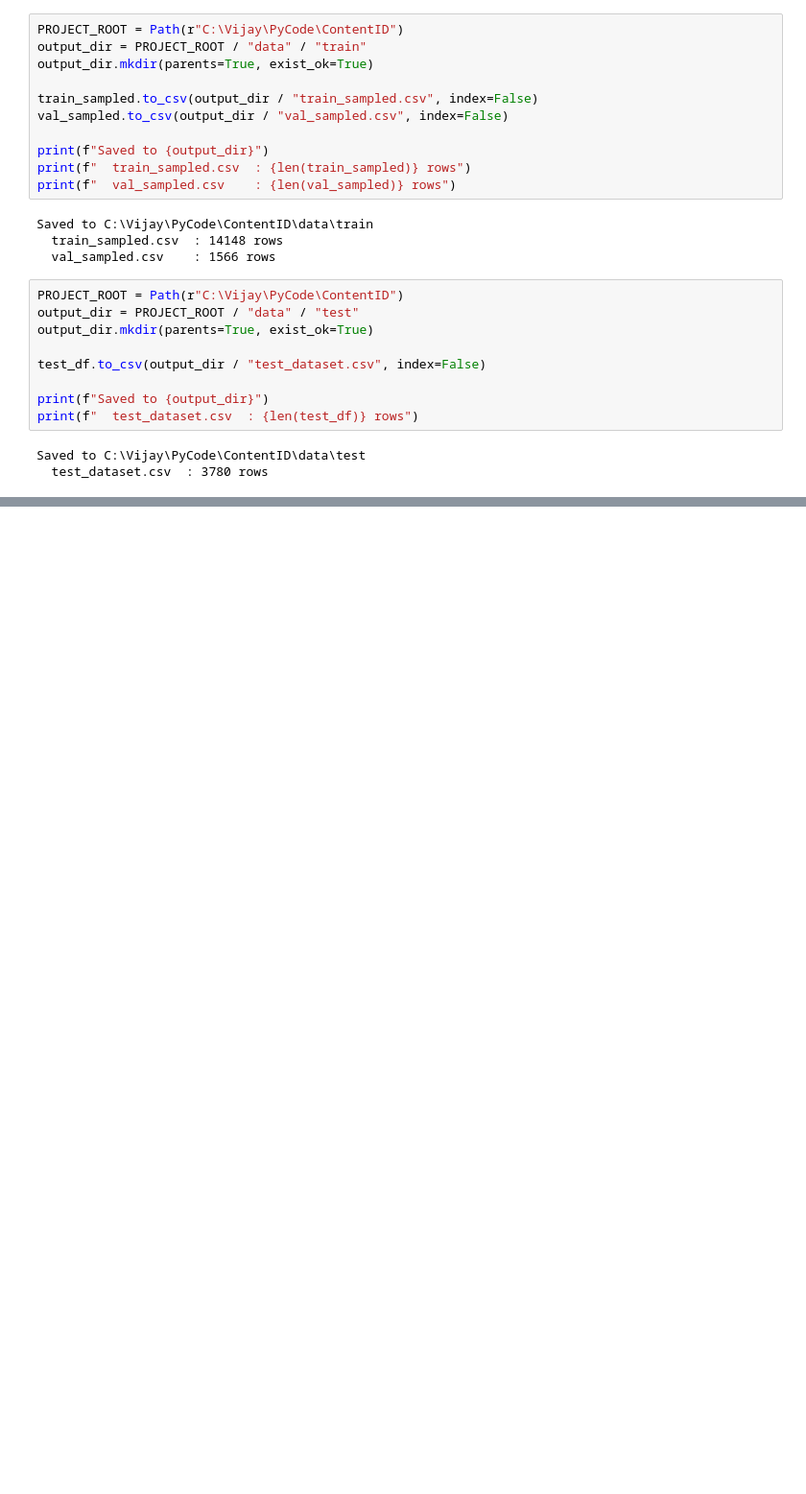
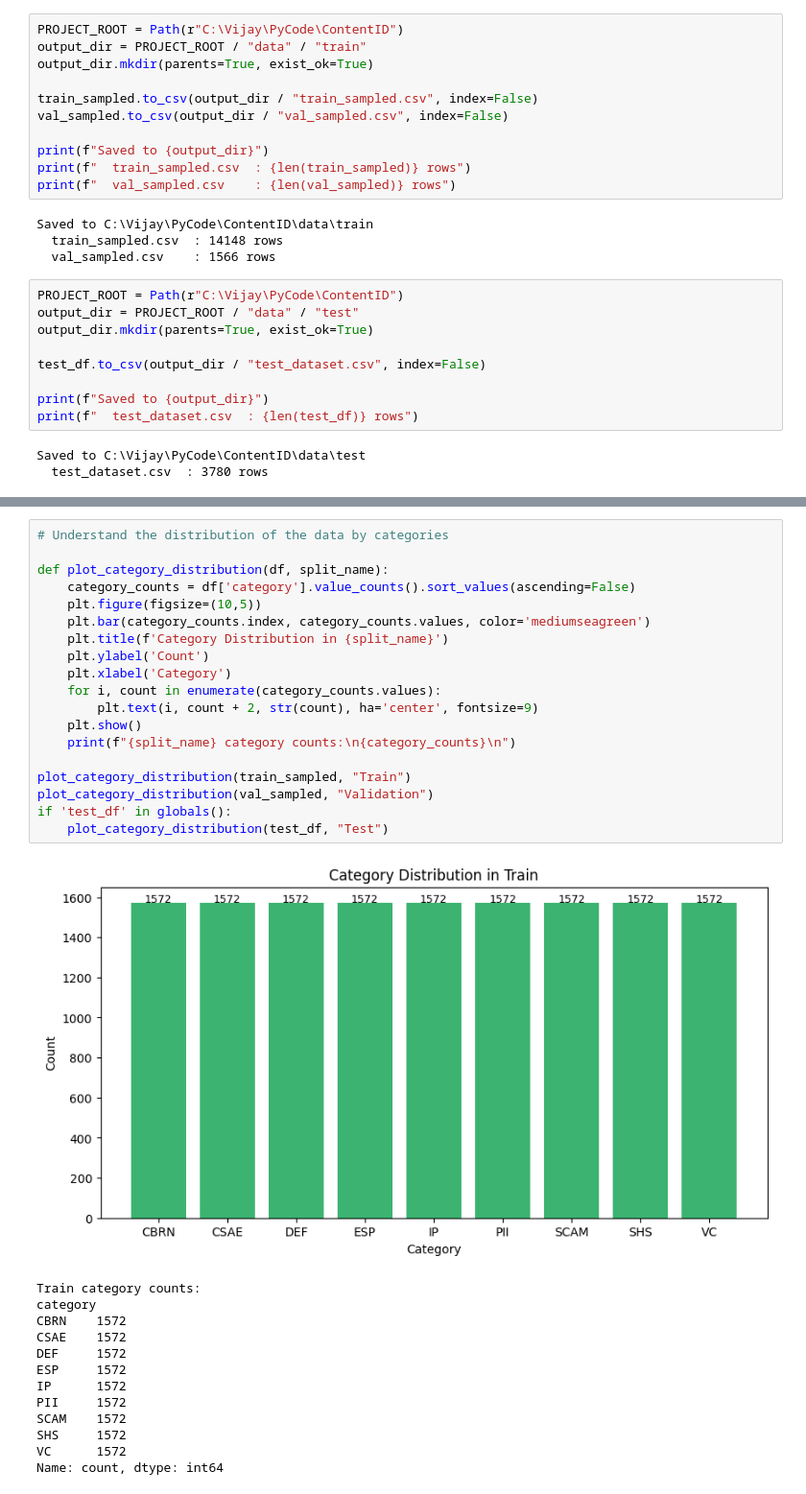
Before and after one commit to VjayRam/Content-Identifier, a Jupyter notebook: scripts/data_processing.ipynb, the cells around one changed output, grey strips where cells are left out. Shown at 96% size. Saved outputs shown, nothing was run; the diff lists cells and outputs as text; blank space fills up the shorter version.

```diff
--- a/scripts/data_processing.ipynb
+++ b/scripts/data_processing.ipynb
@@ -176,0 +241,33 @@ Saved to C:\Vijay\PyCode\ContentID\data\test
+# %%
+# Understand the distribution of the data by categories
+
+def plot_category_distribution(df, split_name):
+    category_counts = df['category'].value_counts().sort_values(ascending=False)
+    plt.figure(figsize=(10,5))
+    plt.bar(category_counts.index, category_counts.values, color='mediumseagreen')
+    plt.title(f'Category Distribution in {split_name}')
+    plt.ylabel('Count')
+    plt.xlabel('Category')
+    for i, count in enumerate(category_counts.values):
+        plt.text(i, count + 2, str(count), ha='center', fontsize=9)
+    plt.show()
+    print(f"{split_name} category counts:\n{category_counts}\n")
+
+plot_category_distribution(train_sampled, "Train")
+plot_category_distribution(val_sampled, "Validation")
+if 'test_df' in globals():
+    plot_category_distribution(test_df, "Test")
+# %% [output]
+[figure, added]
+Train category counts:
+category
+CBRN    1572
+CSAE    1572
+DEF     1572
+ESP     1572
+IP      1572
+PII     1572
+SCAM    1572
+SHS     1572
+VC      1572
+Name: count, dtype: int64
```
Also changed, not shown: parts of 16 cells of this notebook.
